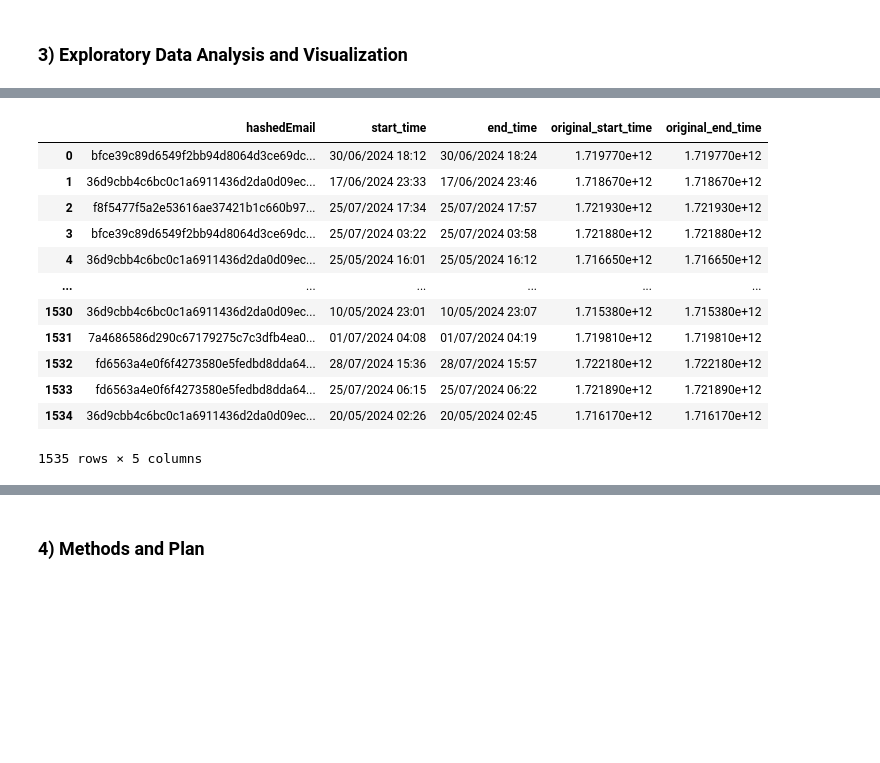
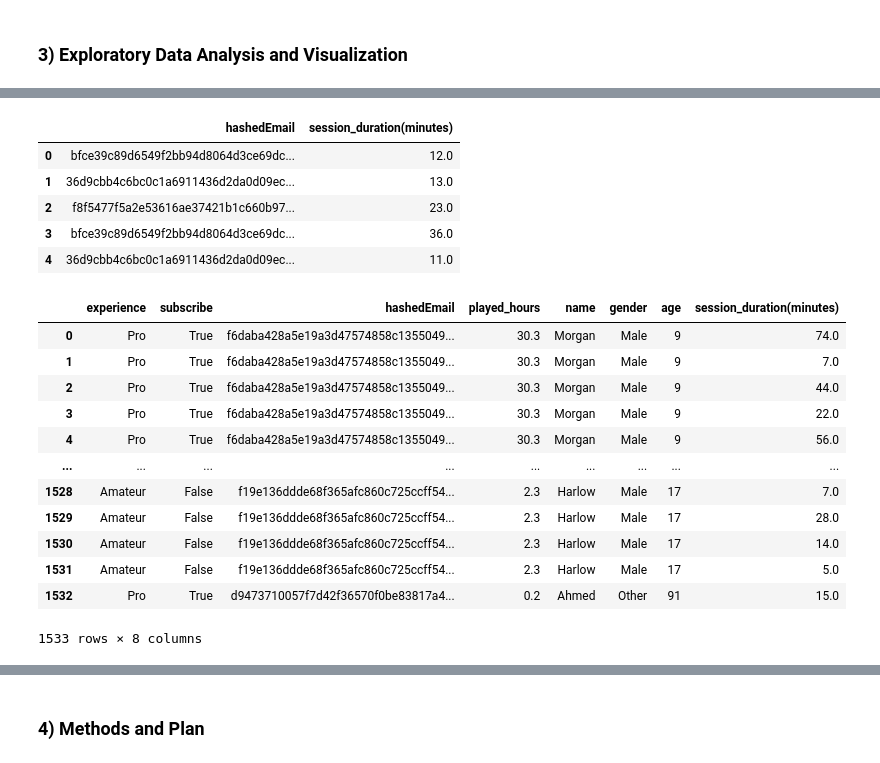
Before and after one commit to sydlpeters/dsci-group-2025w1-group-101-1, a Jupyter notebook: ProjectPlanningStageTrevor.ipynb, the cells around one changed output, grey strips where cells are left out. Saved outputs shown, nothing was run; the diff lists cells and outputs as text; code cells hidden in the pictures; blank space fills up the shorter version.

```diff
--- a/ProjectPlanningStageTrevor.ipynb
+++ b/ProjectPlanningStageTrevor.ipynb
@@ -160,17 +152,37 @@ players_tidy
 # %%
-# sessions dataset
-sessions
+# Convert start_time and end_time to datetime
+sessions['start_time'] = pd.to_datetime(sessions['start_time'], format='%d/%m/%Y %H:%M')
+sessions['end_time'] = pd.to_datetime(sessions['end_time'], format='%d/%m/%Y %H:%M')
+# Calculate session duration in hours
+sessions["session_duration(minutes)"] = (sessions["end_time"] - sessions["start_time"]).dt.total_seconds()/60
+# Drop unneeded columns
+sessions_tidy = sessions.drop(columns=["start_time","end_time", "original_start_time", "original_end_time"])
+# Drop any NaN data
+sessions_tidy = sessions_tidy.dropna(subset=["session_duration(minutes)"])
+# Preview tidy sessions df
+sessions_tidy.head()
 # %% [output]
-|  | hashedEmail | start_time | end_time | original_start_time | original_end_time |
-| 0 | bfce39c89d6549f2bb94d8064d3ce69dc... | 30/06/2024 18:12 | 30/06/2024 18:24 | 1.719770e+12 | 1.719770e+12 |
-| 1 | 36d9cbb4c6bc0c1a6911436d2da0d09ec... | 17/06/2024 23:33 | 17/06/2024 23:46 | 1.718670e+12 | 1.718670e+12 |
-| 2 | f8f5477f5a2e53616ae37421b1c660b97... | 25/07/2024 17:34 | 25/07/2024 17:57 | 1.721930e+12 | 1.721930e+12 |
-| 3 | bfce39c89d6549f2bb94d8064d3ce69dc... | 25/07/2024 03:22 | 25/07/2024 03:58 | 1.721880e+12 | 1.721880e+12 |
-| 4 | 36d9cbb4c6bc0c1a6911436d2da0d09ec... | 25/05/2024 16:01 | 25/05/2024 16:12 | 1.716650e+12 | 1.716650e+12 |
-| ... | ... | ... | ... | ... | ... |
-| 1530 | 36d9cbb4c6bc0c1a6911436d2da0d09ec... | 10/05/2024 23:01 | 10/05/2024 23:07 | 1.715380e+12 | 1.715380e+12 |
-| 1531 | 7a4686586d290c67179275c7c3dfb4ea0... | 01/07/2024 04:08 | 01/07/2024 04:19 | 1.719810e+12 | 1.719810e+12 |
-| 1532 | fd6563a4e0f6f4273580e5fedbd8dda64... | 28/07/2024 15:36 | 28/07/2024 15:57 | 1.722180e+12 | 1.722180e+12 |
-| 1533 | fd6563a4e0f6f4273580e5fedbd8dda64... | 25/07/2024 06:15 | 25/07/2024 06:22 | 1.721890e+12 | 1.721890e+12 |
-| 1534 | 36d9cbb4c6bc0c1a6911436d2da0d09ec... | 20/05/2024 02:26 | 20/05/2024 02:45 | 1.716170e+12 | 1.716170e+12 |
+|  | hashedEmail | session_duration(minutes) |
+| 0 | bfce39c89d6549f2bb94d8064d3ce69dc... | 12.0 |
+| 1 | 36d9cbb4c6bc0c1a6911436d2da0d09ec... | 13.0 |
+| 2 | f8f5477f5a2e53616ae37421b1c660b97... | 23.0 |
+| 3 | bfce39c89d6549f2bb94d8064d3ce69dc... | 36.0 |
+| 4 | 36d9cbb4c6bc0c1a6911436d2da0d09ec... | 11.0 |
-1535 rows × 5 columns
+# %%
+# Merged_df
+merged_df = players_tidy.merge(sessions_tidy, on="hashedEmail")
+merged_df
+# %% [output]
+|  | experience | subscribe | hashedEmail | played_hours | name | gender | age | session_duration(minutes) |
+| 0 | Pro | True | f6daba428a5e19a3d47574858c1355049... | 30.3 | Morgan | Male | 9 | 74.0 |
+| 1 | Pro | True | f6daba428a5e19a3d47574858c1355049... | 30.3 | Morgan | Male | 9 | 7.0 |
+| 2 | Pro | True | f6daba428a5e19a3d47574858c1355049... | 30.3 | Morgan | Male | 9 | 44.0 |
+| 3 | Pro | True | f6daba428a5e19a3d47574858c1355049... | 30.3 | Morgan | Male | 9 | 22.0 |
+| 4 | Pro | True | f6daba428a5e19a3d47574858c1355049... | 30.3 | Morgan | Male | 9 | 56.0 |
+| ... | ... | ... | ... | ... | ... | ... | ... | ... |
+| 1528 | Amateur | False | f19e136ddde68f365afc860c725ccff54... | 2.3 | Harlow | Male | 17 | 7.0 |
+| 1529 | Amateur | False | f19e136ddde68f365afc860c725ccff54... | 2.3 | Harlow | Male | 17 | 28.0 |
+| 1530 | Amateur | False | f19e136ddde68f365afc860c725ccff54... | 2.3 | Harlow | Male | 17 | 14.0 |
+| 1531 | Amateur | False | f19e136ddde68f365afc860c725ccff54... | 2.3 | Harlow | Male | 17 | 5.0 |
+| 1532 | Pro | True | d9473710057f7d42f36570f0be83817a4... | 0.2 | Ahmed | Other | 91 | 15.0 |
+1533 rows × 8 columns
```
Also changed, not shown: parts of 8 cells of this notebook.
